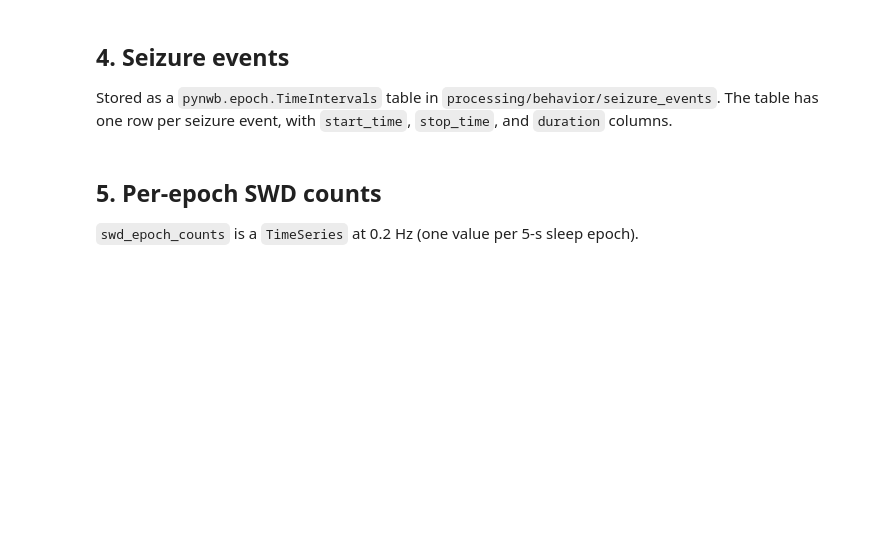
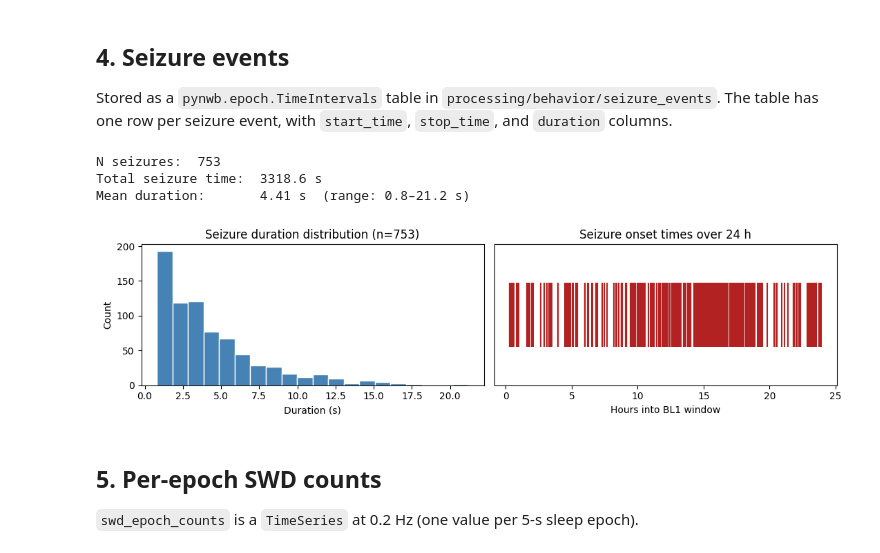
Before and after one commit to catalystneuro/gonzalez-sulser-lab-to-nwb, a Jupyter notebook: notebooks/read_grin2b_nwb.ipynb, the cells around one changed output. Saved outputs shown, nothing was run; the diff lists cells and outputs as text; code cells hidden in the pictures; blank space fills up the shorter version.

```diff
--- a/notebooks/read_grin2b_nwb.ipynb
+++ b/notebooks/read_grin2b_nwb.ipynb
@@ -25,9 +25,7 @@ import pandas as pd
 from pynwb import NWBHDF5IO
 
 # Update this path to the location of your NWB file.
-# Use the stub file for fast exploration (small slice of data):
-#   NWB_PATH = Path("H:/gonzalez-nwbfiles/nwb_stub/GRIN2B_129_BL1.nwb")
-NWB_PATH = Path("H:/gonzalez-nwbfiles/GRIN2B_129_BL1.nwb")
+NWB_PATH = Path("H:/gonzalez-nwbfiles/GRIN2B_129/BL1.nwb")
 # %% [markdown]
 ## 1. Load and inspect top-level metadata
 # %%
@@ -64,12 +62,17 @@ Channel layout confirmed from `grin2b_eeg_channels.csv`:
 
 ADC gain (conversion to Volts) is pending lab confirmation — data is stored in raw int16 counts.
 # %%
-es = nwb.acquisition["ElectricalSeries_BL1"]
-print(f"ElectricalSeries shape:  {es.data.shape}")
-print(f"Sampling rate:           {es.rate} Hz")
-print(f"Starting time:           {es.starting_time:.2f} s (offset from session_start_time)")
-print(f"Duration:                {es.data.shape[0] / es.rate / 3600:.2f} h")
-print()
+eeg_es = nwb.acquisition["EEGElectricalSeriesBL1"]
+emg_es = nwb.acquisition["EMGElectricalSeriesBL1"]
+
+for name, es in [("EEG", eeg_es), ("EMG", emg_es)]:
+    print(f"--- {name} ---")
+    print(f"ElectricalSeries shape:  {es.data.shape}")
+    print(f"Sampling rate:           {es.rate} Hz")
+    print(f"Starting time:           {es.starting_time:.2f} s (offset from session_start_time)")
+    print(f"Duration:                {es.data.shape[0] / es.rate / 3600:.2f} h")
+    print()
+
 electrodes = nwb.electrodes.to_dataframe()
 print(electrodes.to_string())
 # %% [output]
@@ -137,14 +142,14 @@ plt.show()
 # %%
 # ── Time window (seconds relative to the start of the BL window) ──────────────
 window_start_s = (
-    73350 - es.starting_time - 10
+    73350 - eeg_es.starting_time - 10
 )  # start of the plot window (s from BL start)
 window_end_s   = None      # end of the plot window   (s from BL start)
 # Alternatively, set a duration and leave window_end_s = None:
 window_duration_s = 300  # e.g. 60  — overrides window_end_s when not None
 # ──────────────────────────────────────────────────────────────────────────────
 
-fs = es.rate
+fs = eeg_es.rate
 if window_duration_s is not None:
     window_end_s = window_start_s + window_duration_s
 
@@ -152,21 +157,23 @@ i_start = int(window_start_s * fs)
 i_end   = int(window_end_s   * fs)
 t = np.arange(i_start, i_end) / fs - window_start_s  # t=0 at window_start_s
 
-data_slice = es.data[i_start:i_end, :]  # lazy HDF5 read
+eeg_slice = eeg_es.data[i_start:i_end, :]  # lazy HDF5 read
+emg_slice = emg_es.data[i_start:i_end, :]  # lazy HDF5 read
 
-# EEG channels: confirmed indices 0, 2-13, 15 — pick a bilateral pair
-eeg_idx = {"S1_Tr_R": 0, "M1_anterior_R": 4, "S1_Tr_L": 15, "M1_anterior_L": 11}
-emg_idx = {"EMG_R": 1, "EMG_L": 14}
+# EEG channels: indices within EEGElectricalSeriesBL1 (14 channels) — pick a bilateral pair
+eeg_idx = {"S1_Tr_R": 0, "M1_anterior_R": 3, "S1_Tr_L": 13, "M1_anterior_L": 10}
+# EMG channels: indices within EMGElectricalSeriesBL1 (2 channels)
+emg_idx = {"EMG_R": 0, "EMG_L": 1}
 
 fig, axes = plt.subplots(len(eeg_idx) + 1, 1, figsize=(14, 7), sharex=True)
 
 for ax, (label, idx) in zip(axes[:-1], eeg_idx.items()):
-    ax.plot(t, data_slice[:, idx], lw=0.4)
+    ax.plot(t, eeg_slice[:, idx], lw=0.4)
     ax.set_ylabel(label, fontsize=8)
 
 ax_emg = axes[-1]
 for label, idx in emg_idx.items():
-    ax_emg.plot(t, data_slice[:, idx], lw=0.4, label=label)
+    ax_emg.plot(t, emg_slice[:, idx], lw=0.4, label=label)
 ax_emg.set_ylabel("EMG", fontsize=8)
 ax_emg.legend(fontsize=7, loc="upper right")
 ax_emg.set_xlabel(f"Time (s, offset from {window_start_s} s into BL1)")
@@ -235,34 +242,39 @@ seizure_table = behavior["seizure_events"]
 seizure_df = seizure_table.to_dataframe()
 
 start_times = seizure_df["start_time"].to_numpy()
 stop_times  = seizure_df["stop_time"].to_numpy()
 durations   = seizure_df["duration"].to_numpy()
 
 print(f"N seizures:  {len(start_times)}")
 if len(durations) > 0:
     print(f"Total seizure time:  {durations.sum():.1f} s")
     print(f"Mean duration:       {durations.mean():.2f} s  (range: {durations.min():.1f}–{durations.max():.1f} s)")
 
     fig, axes = plt.subplots(1, 2, figsize=(11, 3))
 
     # Duration histogram
     axes[0].hist(durations, bins=20, color="steelblue", edgecolor="white")
     axes[0].set_xlabel("Duration (s)")
     axes[0].set_ylabel("Count")
     axes[0].set_title(f"Seizure duration distribution (n={len(durations)})")
 
     # Event timeline relative to BL window start
-    bl_offset = es.starting_time
+    bl_offset = eeg_es.starting_time
     rel_start = (start_times - bl_offset) / 3600
     axes[1].eventplot(rel_start, lineoffsets=0, linelengths=0.5, color="firebrick")
     axes[1].set_xlabel("Hours into BL1 window")
     axes[1].set_yticks([])
     axes[1].set_title("Seizure onset times over 24 h")
 
     plt.tight_layout()
     plt.show()
 else:
     print("No seizure events in this window.")
+# %% [output]
+N seizures:  753
+Total seizure time:  3318.6 s
+Mean duration:       4.41 s  (range: 0.8–21.2 s)
+[figure, added]
 # %% [markdown]
 ## 5. Per-epoch SWD counts
 
```
Also changed, not shown: parts of 6 cells of this notebook, 1 other file.
